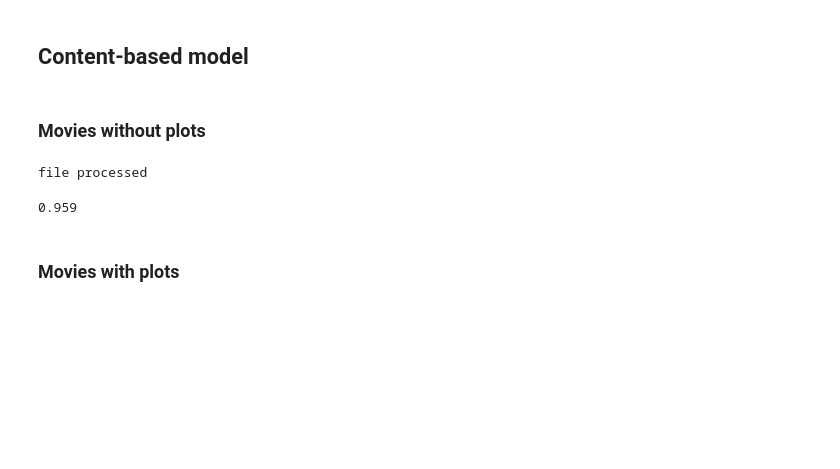
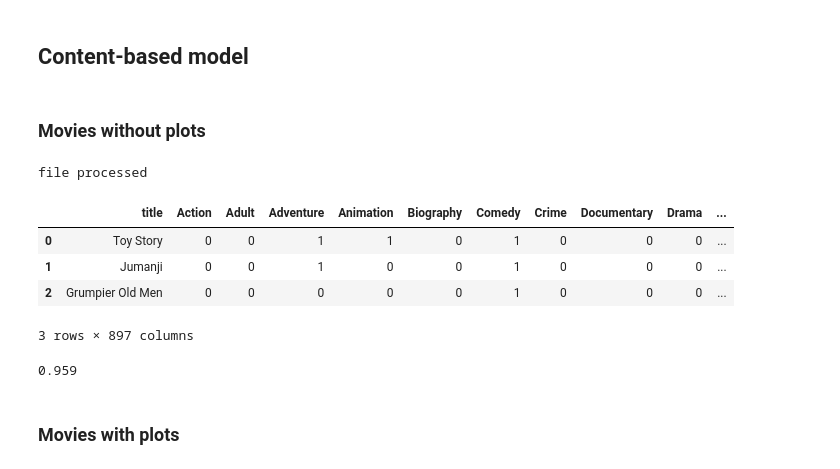
Before and after one commit to jackbustertann/Movie_recommendation_system, a Jupyter notebook: index.ipynb, the cells around one changed output. Drawn from its saved outputs; the diff is of its cells as text; code cells hidden in the pictures; blank space fills up the shorter version.

```diff
--- a/index.ipynb
+++ b/index.ipynb
@@ -181,7 +181,15 @@ content_preprocessor('movies_cleaned_and_reduced.csv', 'preprocessed_content.csv
 file processed
 # %%
 # importing preprocessed movies, without plots
-content_df = pd.read_csv('preprocessed_content.csv').drop(columns = 'Unnamed: 0')
+content_df = pd.read_csv('data/preprocessed_content.csv').drop(columns = 'Unnamed: 0')
+# %%
+content_df.head(3)
+# %% [output]
+|  | title | Action | Adult | Adventure | Animation | Biography | Comedy | Crime | Documentary | Drama | ... |
+| 0 | Toy Story | 0 | 0 | 1 | 1 | 0 | 1 | 0 | 0 | 0 | ... |
+| 1 | Jumanji | 0 | 0 | 1 | 0 | 0 | 1 | 0 | 0 | 0 | ... |
+| 2 | Grumpier Old Men | 0 | 0 | 0 | 0 | 0 | 1 | 0 | 0 | 0 | ... |
+3 rows × 897 columns
 # %%
 # converting preprocessed movie dataframe into a matrix
 tf_matrix = np.array(content_df.drop(columns = ['title']))
```
Also changed, not shown: parts of 1 cell of this notebook, 2 other files.
